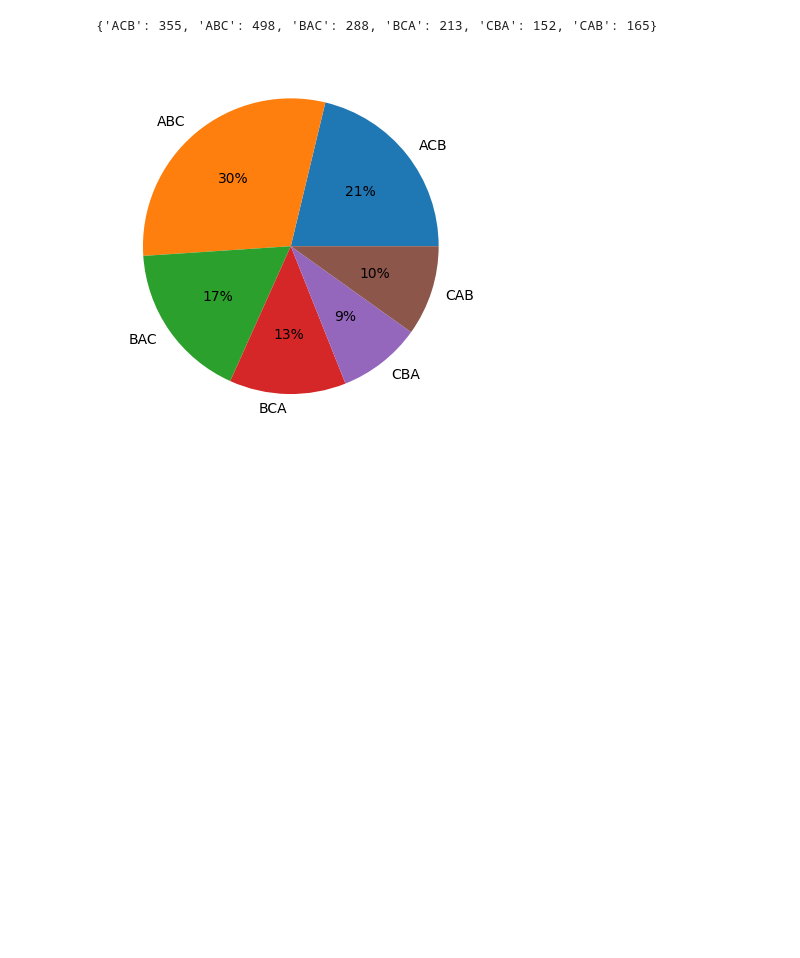
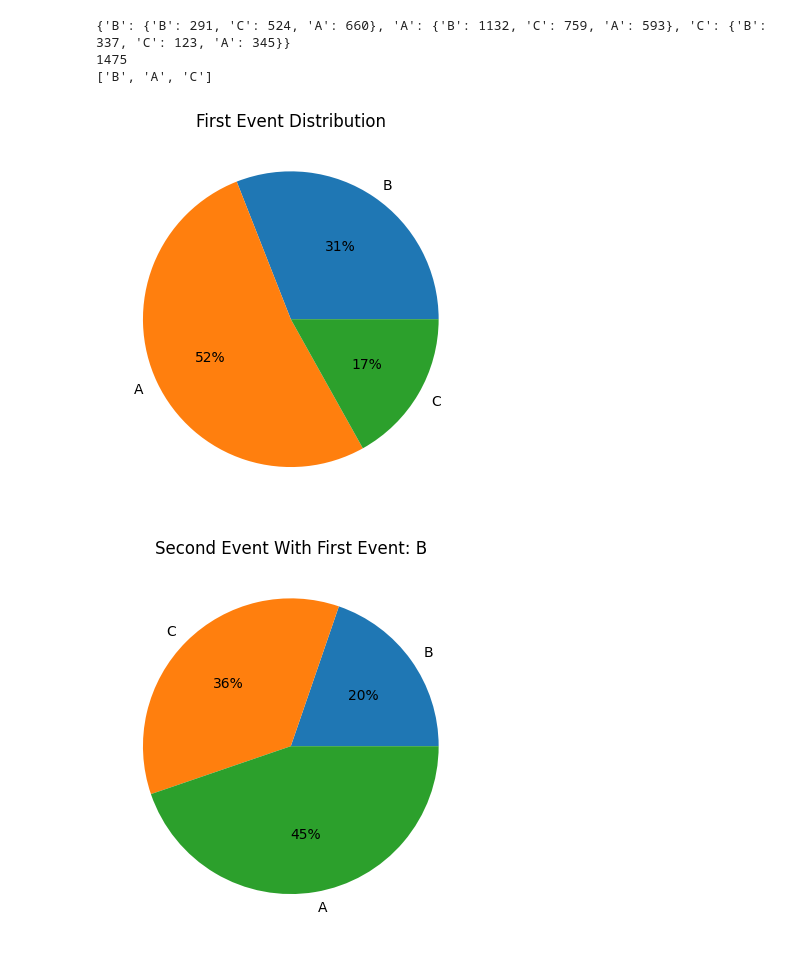
Before and after one commit to aoli-al/P, a Jupyter notebook: Tutorial/Distribution/visualize.ipynb, the cells around one changed output. Cells and saved outputs as stored; diff of their text form; code cells hidden in the pictures; blank space fills up the shorter version.

```diff
--- a/Tutorial/Distribution/visualize.ipynb
+++ b/Tutorial/Distribution/visualize.ipynb
@@ -1,29 +1,46 @@
 # %%
 import glob
 import matplotlib.pyplot as plt
 import seaborn as sns
 
+def name_mapping(input):
+    return input
 
 data = {}
 for log in glob.glob("logs/*.txt"):
     with open(log) as f:
         events = ""
         for line in f:
             if "eEventA processed" in line:
                 events += "A"
             if "eEventB processed" in line:
                 events += "B"
             if "eEventC processed" in line:
                 events += "C"
-        if events:
-            if events not in data:
-                data[events] = 0
-            data[events] += 1
+        if len(events) > 2:
+            if events[0] not in data:
+                data[events[0]] = {}
+            if events[1] not in data[events[0]]:
+                data[events[0]][events[1]] = 0
+            data[events[0]][events[1]] += 1
 print(data)
 
+print(sum(list(data.values())[0].values()))
+values = list(map(lambda it: sum(it.values()), list(data.values())))
+keys = [name_mapping(x) for x in data.keys()]
+print(keys)
+plt.pie(values, labels = keys, autopct='%.0f%%')
+plt.title("First Event Distribution")
+plt.show()
 
-plt.pie(data.values(), labels = data.keys(), autopct='%.0f%%')
-plt.show()
+
+for key, value in data.items():
+    plt.pie(value.values(), labels = [name_mapping(it) for it in value.keys()], autopct='%.0f%%')
+    plt.title(f"Second Event With First Event: {name_mapping(key)}")
+    plt.show()
 # %% [output]
-{'ACB': 355, 'ABC': 498, 'BAC': 288, 'BCA': 213, 'CBA': 152, 'CAB': 165}
+{'B': {'B': 291, 'C': 524, 'A': 660}, 'A': {'B': 1132, 'C': 759, 'A': 593}, 'C': {'B': 337, 'C': 123, 'A': 345}}
+1475
+['B', 'A', 'C']
-[figure, old version]
+[figure, new version]
+[figure, added]
```
Also changed, not shown: parts of 1 cell of this notebook, 4 other files.
